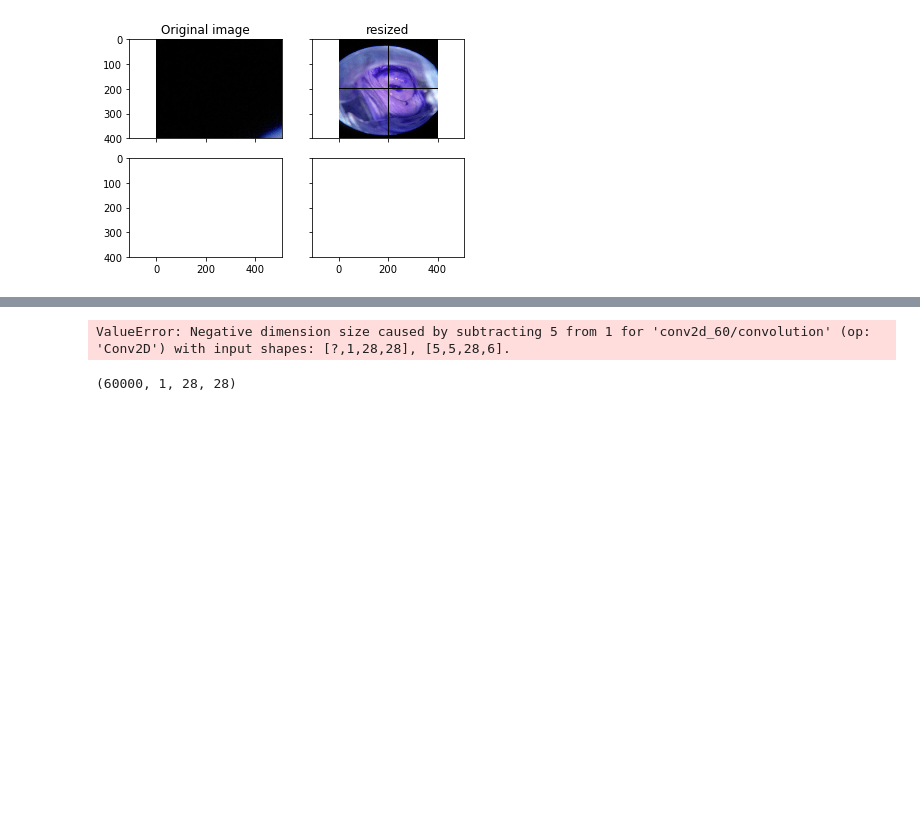
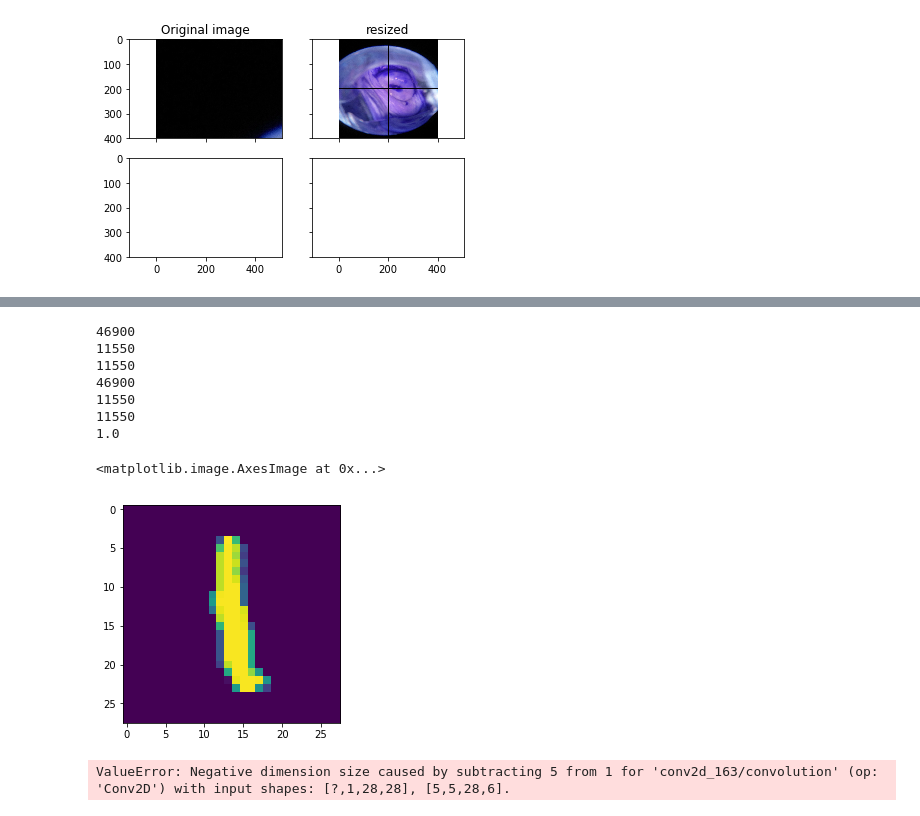
Before and after one commit to dougc333/DeepLearning, a Jupyter notebook: kaggle/kaggle.ipynb, the cells around one changed output, grey strips where cells are left out. Saved outputs shown, nothing was run; the diff lists cells and outputs as text; code cells hidden in the pictures; blank space fills up the shorter version.

```diff
--- a/kaggle/kaggle.ipynb
+++ b/kaggle/kaggle.ipynb
@@ -252,21 +376,45 @@ resized: (400, 400, 3)
+# %%
+X_train, X_testvalid, y_train, y_testvalid = train_test_split(imgs, mnist.target, test_size=0.33, random_state=42)
+X_test,X_valid,y_test,y_valid = train_test_split(X_testvalid, y_testvalid, test_size=0.5, random_state=42)
+# %%
+print(len(X_train))
+print(len(X_test))
+print(len(X_valid))
+
+print(len(y_train))
+print(len(y_test))
+print(len(y_valid))
+
+print (y_test[0])
+plt.imshow(X_test[0])
+# %% [output]
+46900
+11550
+11550
+46900
+11550
+11550
+1.0
+<matplotlib.image.AxesImage at 0x...>
+[figure, added]
 # %%
 model = Sequential()
 
-model.add(Convolution2D(6, 5, 5, border_mode='valid', input_shape = (1, 28, 28)))
-model.add(MaxPooling2D(pool_size=(2, 2)))
-model.add(Activation("sigmoid"))
+model.add(Convolution2D(6, (5, 5), border_mode='valid', input_shape = (1, 28, 28)))
+#model.add(MaxPooling2D(pool_size=(2, 2)))
+#model.add(Activation("sigmoid"))
 
-model.add(Convolution2D(16, 5, 5, border_mode='valid'))
-model.add(MaxPooling2D(pool_size=(2, 2)))
-model.add(Activation("sigmoid"))
-model.add(Dropout(0.5))
+#model.add(Convolution2D(16, (5, 5), border_mode='valid'))
+#model.add(MaxPooling2D(pool_size=(2, 2)))
+#model.add(Activation("sigmoid"))
+#model.add(Dropout(0.5))
 
-model.add(Convolution2D(120, 1, 1, border_mode='valid'))
+#model.add(Convolution2D(120, (1, 1), border_mode='valid'))
 
-model.add(Flatten())
-model.add(Dense(84))
-model.add(Activation("sigmoid"))
-model.add(Dense(10))
-model.add(Activation('softmax'))
+#model.add(Flatten())
+#model.add(Dense(84))
+#model.add(Activation("sigmoid"))
+#model.add(Dense(10))
+#model.add(Activation('softmax'))
 # %% [output]
-ValueError: Negative dimension size caused by subtracting 5 from 1 for 'conv2d_60/convolution' (op: 'Conv2D') with input shapes: [?,1,28,28], [5,5,28,6].
+ValueError: Negative dimension size caused by subtracting 5 from 1 for 'conv2d_163/convolution' (op: 'Conv2D') with input shapes: [?,1,28,28], [5,5,28,6].
@@ -280,4 +420,0 @@ Y_test = np_utils.to_categorical(y_test, 10)
-# %%
-X_train.shape
-# %% [output]
-(60000, 1, 28, 28)
```
Also changed, not shown: parts of 11 cells of this notebook, 5 other files.
